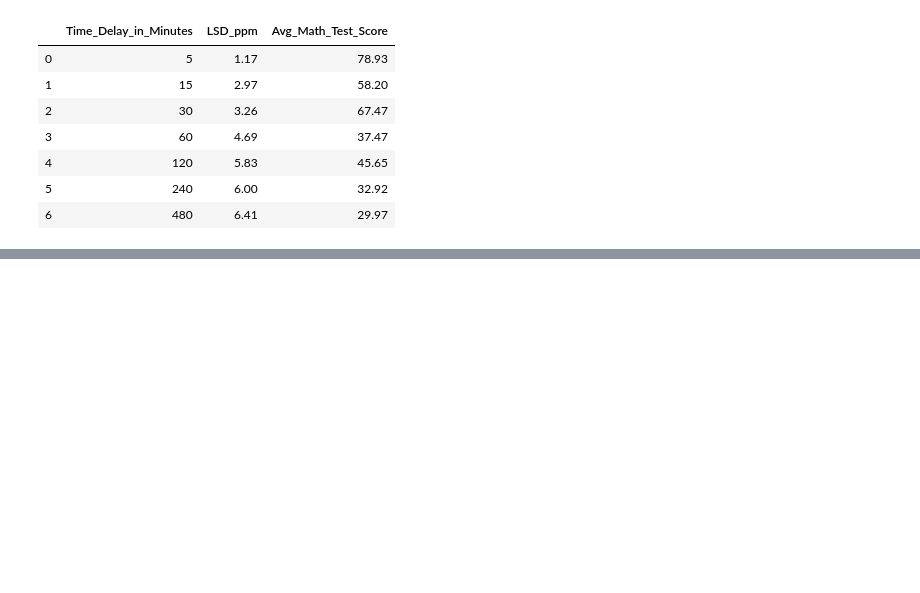
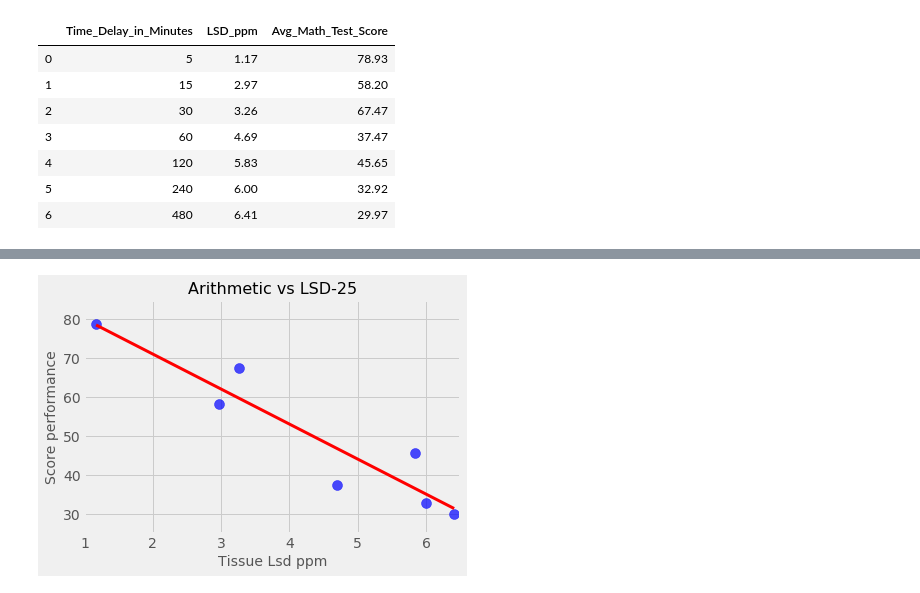
Before and after one commit to siamislam1603/Machine-Learning, a Jupyter notebook: PythonDataFrame.ipynb, the cells around one changed output, grey strips where cells are left out. Cells and saved outputs as stored; diff of their text form; code cells hidden in the pictures; blank space fills up the shorter version.

```diff
--- a/PythonDataFrame.ipynb
+++ b/PythonDataFrame.ipynb
@@ -114,0 +126,12 @@ plt.show()
+# %%
+plt.scatter(lsd,score,color='b',s=100,alpha=0.7)
+plt.title('Arithmetic vs LSD-25',fontsize=16)
+plt.xlabel('Tissue Lsd ppm',fontsize=14)
+plt.ylabel('Score performance',fontsize=14)
+plt.ylim(25,85)
+plt.xlim(1,6.5)
+plt.style.use('fivethirtyeight')
+plt.plot(lsd,predicted_score,color='r',linewidth=3)
+plt.show()
+# %% [output]
+[figure, added]
```
Also changed, not shown: parts of 3 cells of this notebook.
